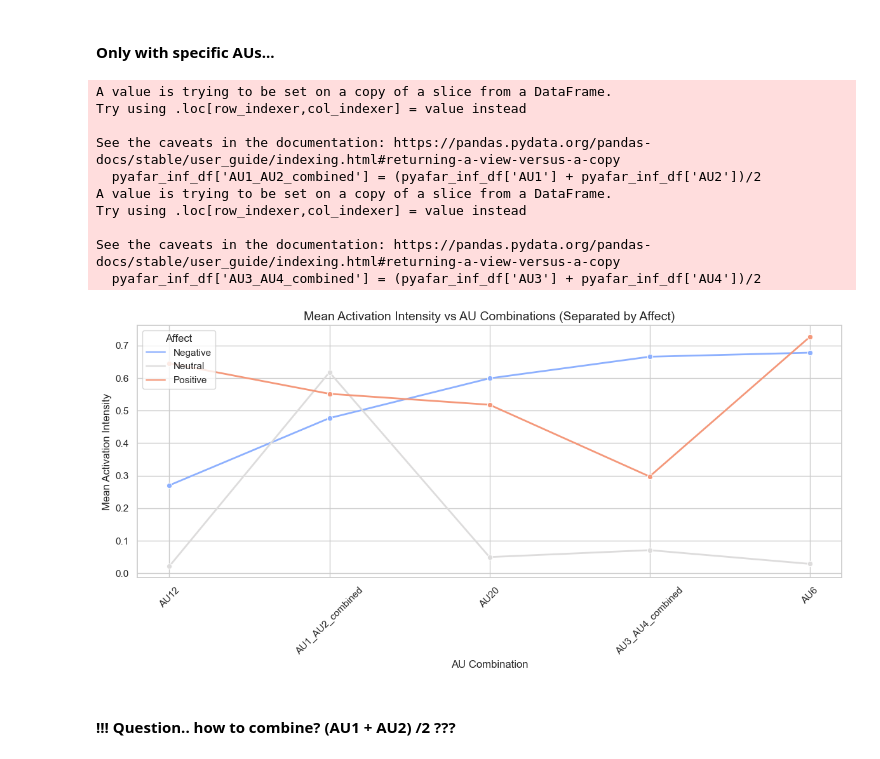
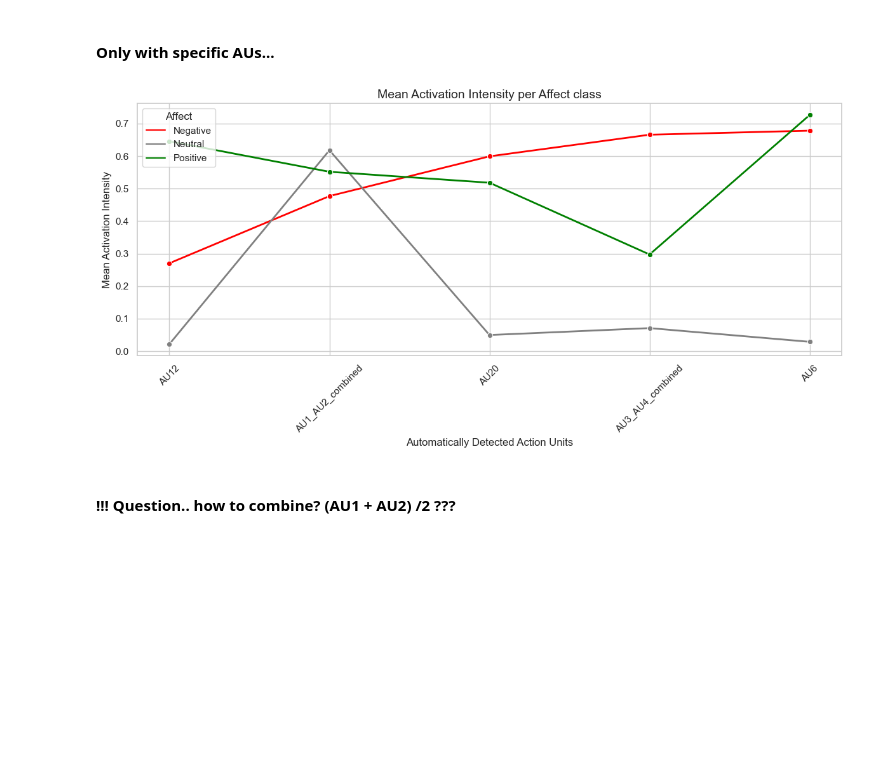
Before and after one commit to florentinafabregas/affect-recognition-infants, a Jupyter notebook: notebooks/main.ipynb, the cells around one changed output. Saved outputs shown, nothing was run; the diff lists cells and outputs as text; code cells hidden in the pictures; blank space fills up the shorter version.

```diff
--- a/notebooks/main.ipynb
+++ b/notebooks/main.ipynb
@@ -583,4 +551,4 @@ def train_predict_svm(aus, df):
 # %%
 common_au_columns = ['AU1', 'AU2', 'AU4', 'AU6', 'AU12']
 
-train_predict_svm(common_au_columns, pyafar_inf_df)
+# train_predict_svm(common_au_columns, pyafar_inf_df)
@@ -1129,7 +1157,7 @@ plt.show()
 Explore combinations of the 5 new variables
 # %%
 pyafar_inf_df_melted = pyafar_inf_df.melt(id_vars=['Pos_label', 'Neg_label', 'Neu_label'],
-                                          value_vars=AU_cols,
+                                          value_vars=aus_inf,
                                           var_name='AU',
                                           value_name='Intensity')
 
@@ -1165,55 +1193,30 @@ plt.show()
 # %% [markdown]
 #### Only with specific AUs...
 # %%
-aus_inf_filtered = ['AU1', 'AU2', 'AU3', 'AU4', 'AU6', 'AU12', 'AU20']
+import seaborn as sns
+import matplotlib.pyplot as plt
 
-pyafar_inf_df['AU1_AU2_combined'] = (pyafar_inf_df['AU1'] + pyafar_inf_df['AU2'])/2
-pyafar_inf_df['AU3_AU4_combined'] = (pyafar_inf_df['AU3'] + pyafar_inf_df['AU4'])/2
+# Custom color palette
+custom_palette = {'Positive': 'green', 'Negative': 'red', 'Neutral': 'grey'}
 
-combined_cols = ['AU1_AU2_combined', 'AU3_AU4_combined', 'AU6', 'AU12', 'AU20']
+# Your existing data manipulation code here...
 
-
-pyafar_inf_df_melted = pyafar_inf_df.melt(id_vars=['Pos_label', 'Neg_label', 'Neu_label'],
-                                           value_vars=combined_cols,
-                                           var_name='AU_Combination',
-                                           value_name='Intensity')
-
-def label_affect(row):
-    if row['Pos_label'] == 1:
-        return 'Positive'
-    elif row['Neg_label'] == 1:
-        return 'Negative'
-    else:
-        return 'Neutral'
-
-pyafar_inf_df_melted['Affect_label'] = pyafar_inf_df_melted.apply(label_affect, axis=1)
-
-mean_intensity = pyafar_inf_df_melted.groupby(['AU_Combination', 'Affect_label'])['Intensity'].mean().reset_index()
+# Plotting the lineplot with the custom color palette
 sns.set(style="whitegrid")
 
 plt.figure(figsize=(12, 6))
-sns.lineplot(x='AU_Combination', y='Intensity', hue='Affect_label', data=mean_intensity, marker="o", palette='coolwarm', linewidth=2)
+sns.lineplot(x='AU_Combination', y='Intensity', hue='Affect_label', data=mean_intensity, marker="o", palette=custom_palette, linewidth=2)
 
-plt.title('Mean Activation Intensity vs AU Combinations (Separated by Affect)', fontsize=14)
-plt.xlabel('AU Combination', fontsize=12)
+plt.title('Mean Activation Intensity per Affect class', fontsize=14)
+plt.xlabel('Automatically Detected Action Units', fontsize=12)
 plt.ylabel('Mean Activation Intensity', fontsize=12)
 plt.xticks(rotation=45)
 plt.legend(title='Affect', loc='upper left')
 
 plt.tight_layout()
 plt.show()
 # %% [output]
-A value is trying to be set on a copy of a slice from a DataFrame.
-Try using .loc[row_indexer,col_indexer] = value instead
-
-See the caveats in the documentation: https://pandas.pydata.org/pandas-docs/stable/user_guide/indexing.html#returning-a-view-versus-a-copy
-  pyafar_inf_df['AU1_AU2_combined'] = (pyafar_inf_df['AU1'] + pyafar_inf_df['AU2'])/2
-A value is trying to be set on a copy of a slice from a DataFrame.
-Try using .loc[row_indexer,col_indexer] = value instead
-
-See the caveats in the documentation: https://pandas.pydata.org/pandas-docs/stable/user_guide/indexing.html#returning-a-view-versus-a-copy
-  pyafar_inf_df['AU3_AU4_combined'] = (pyafar_inf_df['AU3'] + pyafar_inf_df['AU4'])/2
-[figure, old version]
+[figure, new version]
 # %% [markdown]
 #### !!! Question.. how to combine? (AU1 + AU2) /2 ???
 # %% [markdown]
```
Also changed, not shown: parts of 34 cells of this notebook, 18 other files.
